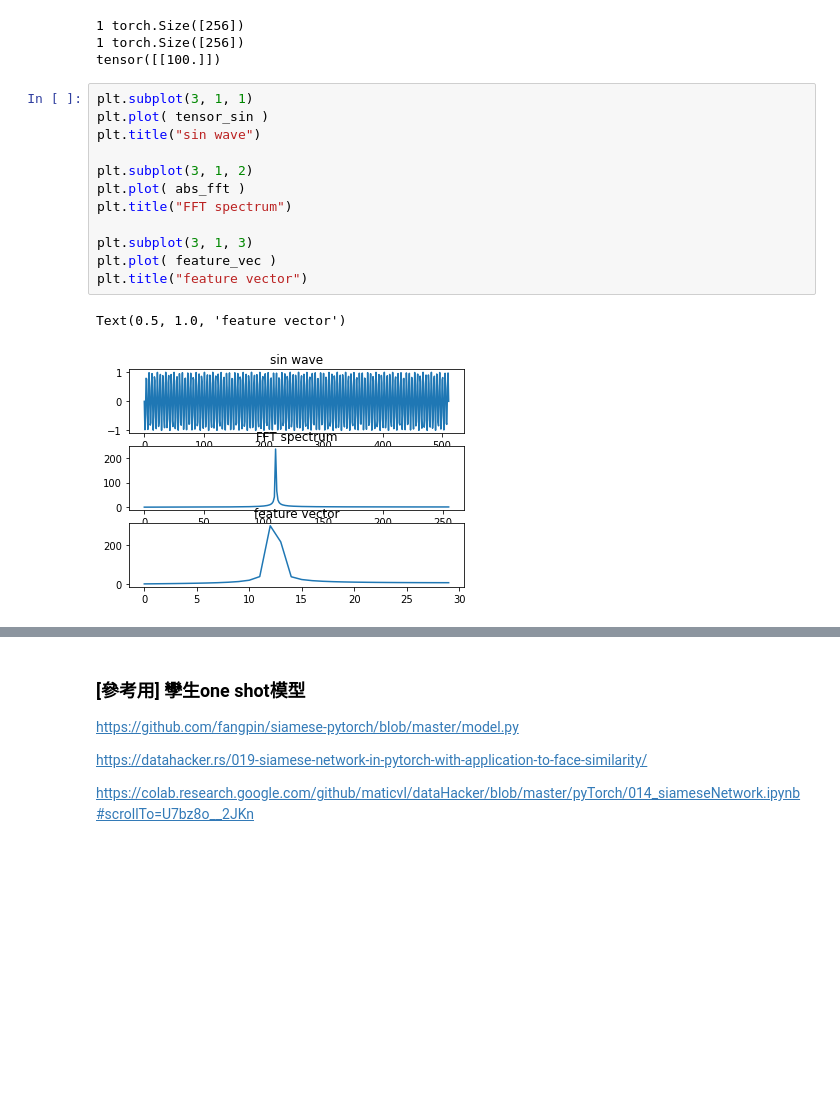
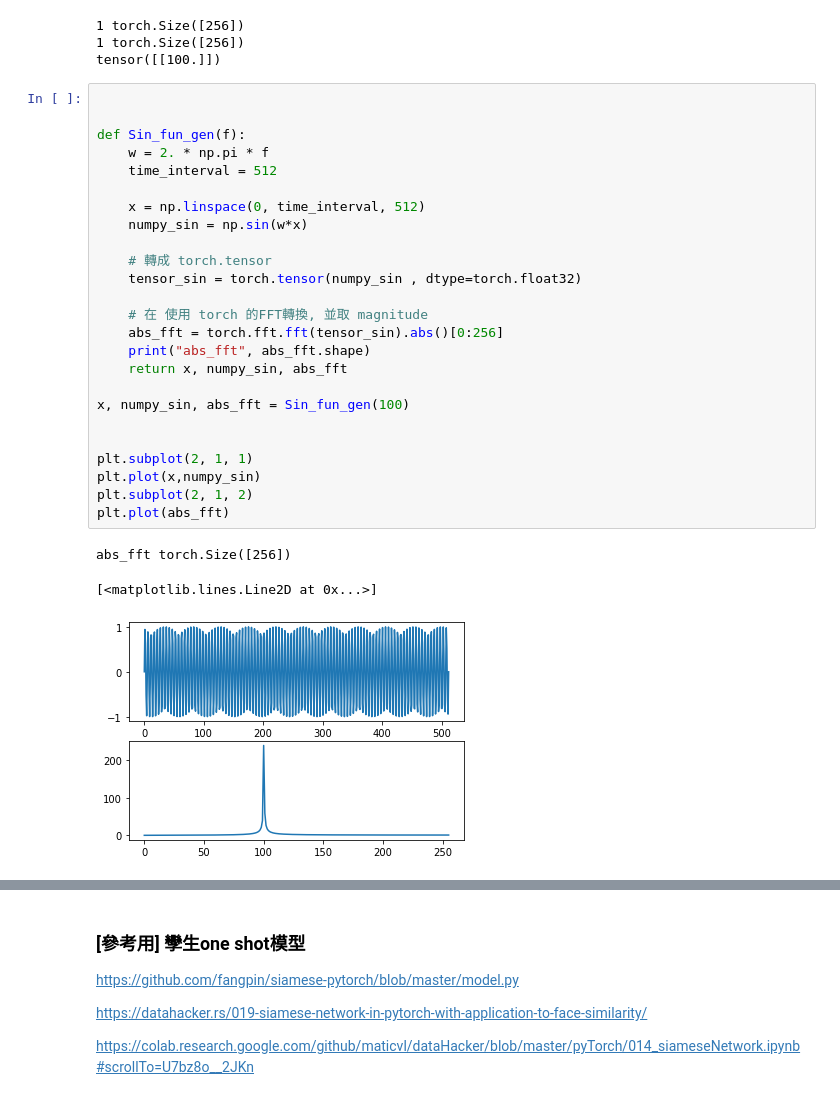
Before and after one commit to hughman1986/DiagnosisModel_ONNX_Converter, a Jupyter notebook: 診斷算法測試.ipynb, the cells around one changed output, grey strips where cells are left out. Saved outputs shown, nothing was run; the diff lists cells and outputs as text; blank space fills up the shorter version.

```diff
--- a/診斷算法測試.ipynb
+++ b/診斷算法測試.ipynb
@@ -143,18 +165,32 @@ print(HealthScore)
 1 torch.Size([256])
 1 torch.Size([256])
 tensor([[100.]])
-# %%
-plt.subplot(3, 1, 1)
-plt.plot( tensor_sin )
-plt.title("sin wave")
-
-plt.subplot(3, 1, 2)
-plt.plot( abs_fft )
-plt.title("FFT spectrum")
-
-plt.subplot(3, 1, 3)
-plt.plot( feature_vec )
-plt.title("feature vector")
-# %% [output]
-Text(0.5, 1.0, 'feature vector')
-[figure, removed]
+# %%
+
+
+def Sin_fun_gen(f):
+    w = 2. * np.pi * f
+    time_interval = 512
+
+    x = np.linspace(0, time_interval, 512)
+    numpy_sin = np.sin(w*x)
+
+    # 轉成 torch.tensor
+    tensor_sin = torch.tensor(numpy_sin , dtype=torch.float32)
+
+    # 在 使用 torch 的FFT轉換, 並取 magnitude
+    abs_fft = torch.fft.fft(tensor_sin).abs()[0:256]
+    print("abs_fft", abs_fft.shape)
+    return x, numpy_sin, abs_fft
+
+x, numpy_sin, abs_fft = Sin_fun_gen(100)
+
+
+plt.subplot(2, 1, 1)
+plt.plot(x,numpy_sin)
+plt.subplot(2, 1, 2)
+plt.plot(abs_fft)
+# %% [output]
+abs_fft torch.Size([256])
+[<matplotlib.lines.Line2D at 0x...>]
+[figure, added]
```
Also changed, not shown: parts of 13 cells of this notebook.
